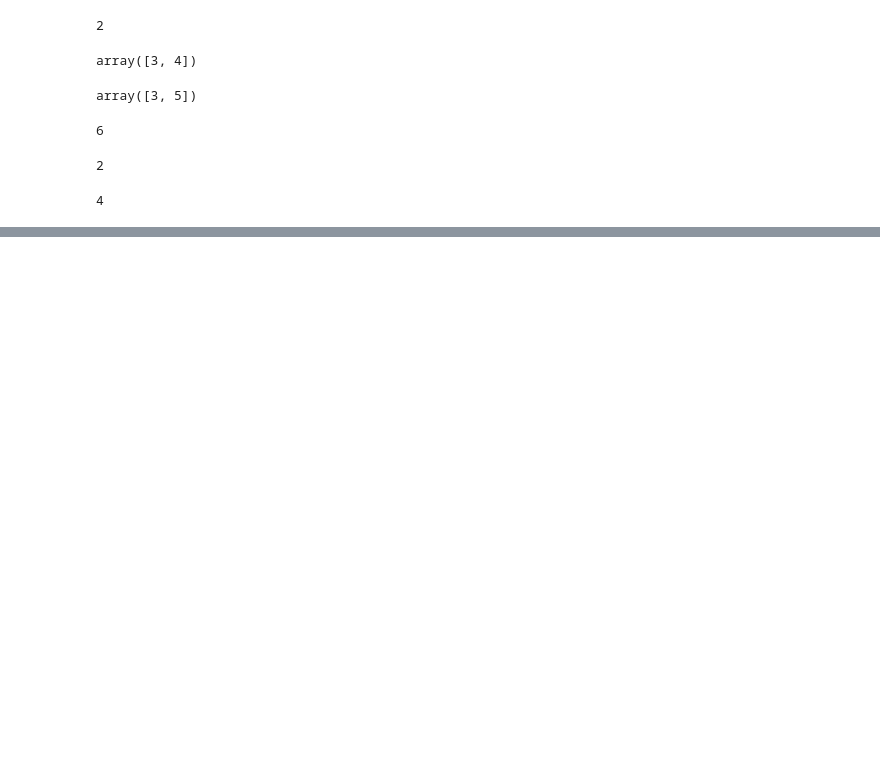
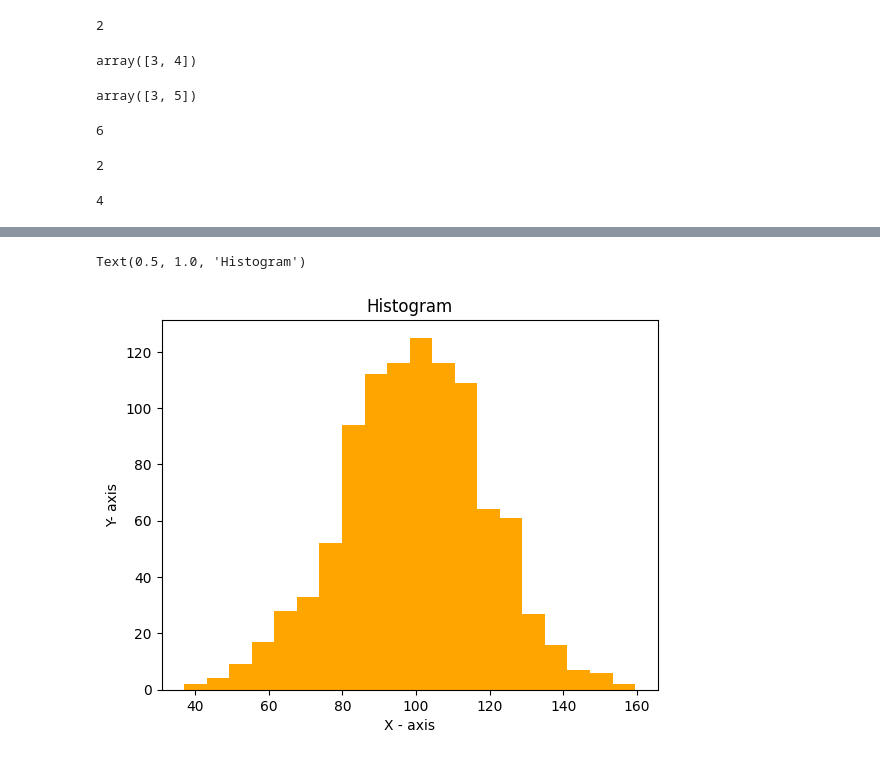
Before and after one commit to curiousthinker85/Numpy, a Jupyter notebook: numpy_overview.ipynb, the cells around one changed output, grey strips where cells are left out. Drawn from its saved outputs; the diff is of its cells as text; code cells hidden in the pictures; blank space fills up the shorter version.

```diff
--- a/numpy_overview.ipynb
+++ b/numpy_overview.ipynb
@@ -199,0 +232,12 @@ b[1][1]
+# %%
+# Histogram
+
+data = np.random.normal(100,20,1000)
+
+plt.hist(data ,bins = 20, color= 'orange')
+plt.xlabel("X - axis")
+plt.ylabel("Y- axis")
+plt.title("Histogram")
+# %% [output]
+Text(0.5, 1.0, 'Histogram')
+[figure, added]
```
Also changed, not shown: parts of 12 cells of this notebook.
